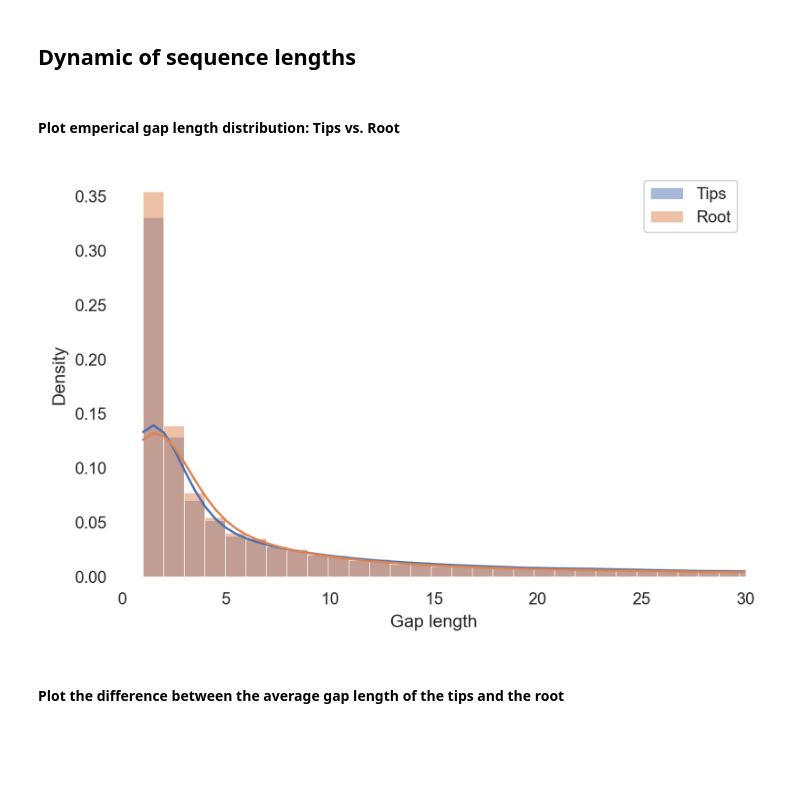
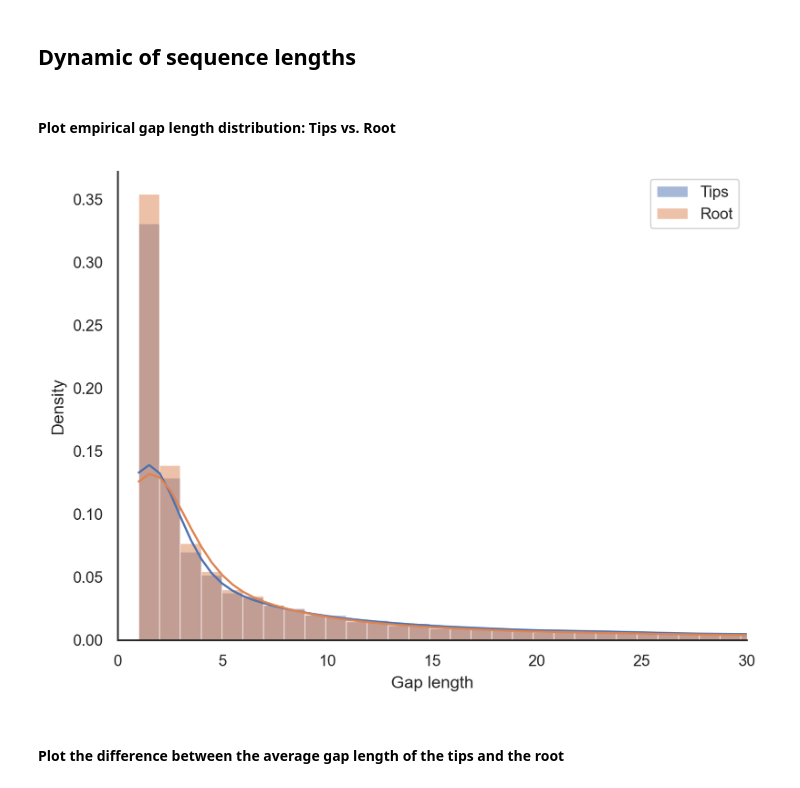
Before and after one commit to acg-team/Single-character-indel-ASR-preserves-long-indels, a Jupyter notebook: mammals_02_dynamic_of_gaps.ipynb, the cells around one changed output. Drawn from its saved outputs; the diff is of its cells as text; code cells hidden in the pictures; blank space fills up the shorter version.

```diff
--- a/mammals_02_dynamic_of_gaps.ipynb
+++ b/mammals_02_dynamic_of_gaps.ipynb
@@ -117,31 +117,31 @@ plt.show(ax)
 # %% [markdown]
 ## Dynamic of sequence lengths
 # %% [markdown]
-#### Plot emperical gap length distribution: Tips vs. Root
+#### Plot empirical gap length distribution: Tips vs. Root
 # %%
 # Reading the dataframe
-df_taxa_gap_len = pd.read_json('./json_taxa_gap_length.json')
-df_root_gap_len = pd.read_json('./json_root_gap_length.json')
+df_taxa_gap_len = pd.read_json('./02_json_taxa_gap_length.json')
+df_root_gap_len = pd.read_json('./02_json_root_gap_length.json')
 
 # df_taxa_gap_len.head()
 
 threshold=100
 filtered_df_taxa = df_taxa_gap_len[df_taxa_gap_len['Gap length'] <= threshold]
 filtered_df_root = df_root_gap_len[df_root_gap_len['Gap length'] <= threshold]
 
 fig = sns.histplot( data=filtered_df_taxa, x='Gap length', bins=100, kde=True, stat='density',alpha=0.5, color=color_1, label="Tips" , edgecolor = None)
 fig = sns.histplot( data=filtered_df_root, x='Gap length', bins=100, kde=True, stat='density',alpha=0.5, color=color_2, label="Root" , edgecolor = None)
 
 # fig.set_axis_off()
-fig.set_frame_on(False)
+# fig.set_frame_on(False)
 
 fig.set_xlim(0, 30)
 fig.set(ylabel='Density', xlabel='Gap length')#, title='Plot of the Emperical Gap Length Distributions on Mammalian Data: Tips vs. Root')
-
+sns.despine()
 plt.legend()
 plt.show()
 # %% [output]
-[figure, old version]
+[figure, new version]
 # %% [markdown]
 #### Plot the difference between the average gap length of the tips and the root
 # %% [markdown]
```
Also changed, not shown: parts of 3 cells of this notebook, 3 other files.
